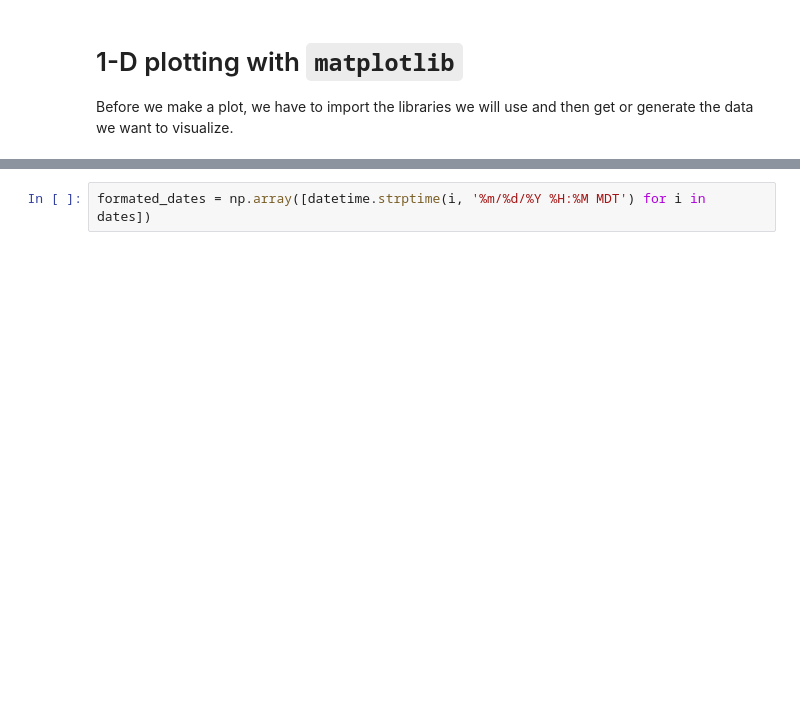
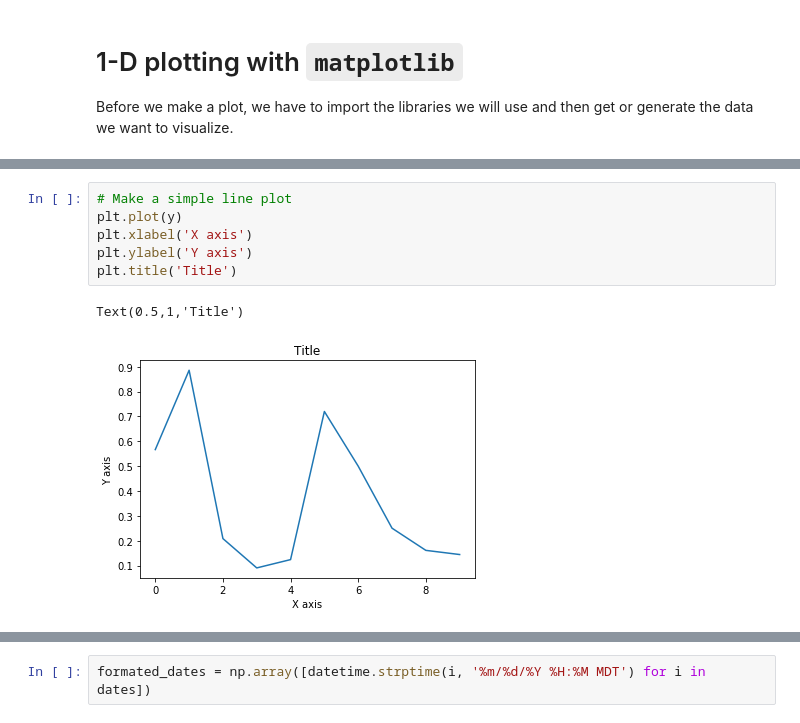
Before and after one commit to johnhorel/ATMOS_5020_2018, a Jupyter notebook: nov08_2018.ipynb, the cells around one changed output, grey strips where cells are left out. Drawn from its saved outputs; the diff is of its cells as text; blank space fills up the shorter version.

```diff
--- a/nov08_2018.ipynb
+++ b/nov08_2018.ipynb
@@ -194,0 +63,9 @@ from datetime import datetime
+# %%
+# Make a simple line plot
+plt.plot(y)
+plt.xlabel('X axis')
+plt.ylabel('Y axis')
+plt.title('Title')
+# %% [output]
+Text(0.5,1,'Title')
+[figure, added]
```
Also changed, not shown: parts of 67 cells of this notebook, 4 other files.
